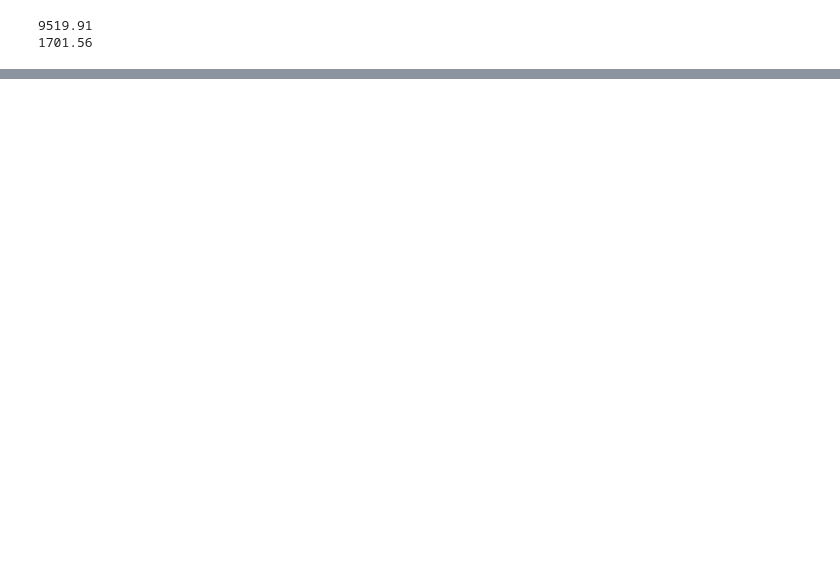
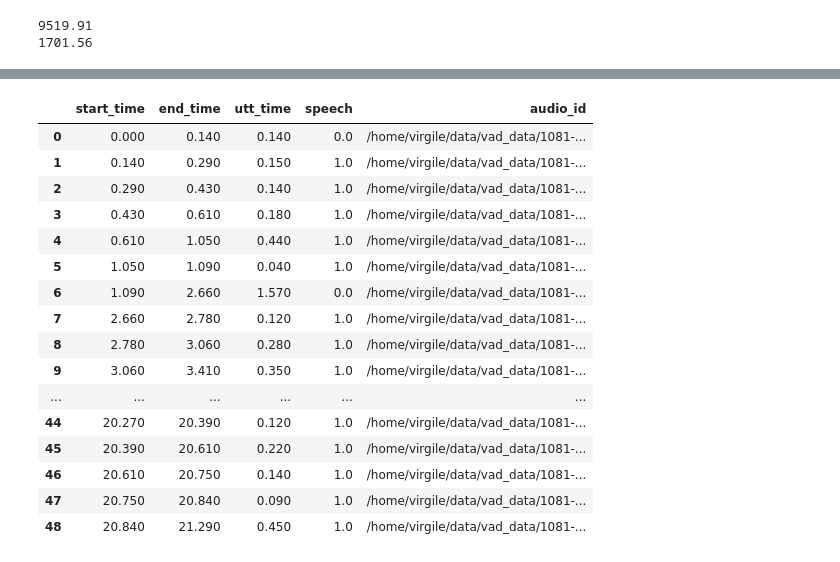
Before and after one commit to virgile-blg/VAD, a Jupyter notebook: notebooks/data_processing.ipynb, the cells around one changed output, grey strips where cells are left out. Drawn from its saved outputs; the diff is of its cells as text; code cells hidden in the pictures; blank space fills up the shorter version.

```diff
--- a/notebooks/data_processing.ipynb
+++ b/notebooks/data_processing.ipynb
@@ -148,0 +120,3 @@ speech_df.iloc[39645].audio_id
+# %%
+t = "/home/virgile/data/vad_data/19-198-0003.wav"
+signal, sr = librosa.load(t, sr=16000)
@@ -148,0 +133,24 @@ speech_df.iloc[39645].audio_id
+# %%
+def add_noise_to_track(audio_path):
+    # Load original signal
+    signal, sr = librosa.load(audio_path, sr=16000)
+    # get non-speech times
+    df = get_df_from_json(audio_path.replace('.wav', '.json'))
+    time_idx = sorted(random.choices(list(df[df.speech == 0].index), k=4))
+    # Add noises
+    noise_file_idx = 0
+    for idx in time_idx:
+        noise, sr = librosa.load(noise_files[noise_file_idx], sr=16000)
+        noise_len = len(noise)/sr
+        noise = noise - np.mean(noise)
+
+        time_sample = int(df.iloc[idx].start_time*sr)
+        signal = np.concatenate([signal[:time_sample], noise, signal[time_sample:]])
+        noise_file_idx += 1
+
+        # modify df
+        df.loc[df.index>idx, 'start_time'] += noise_len
+        df.loc[df.index==idx, 'utt_time'] += noise_len
+        df.loc[df.index>=idx, 'end_time'] += noise_len
+
+    return signal, df
@@ -148,0 +164,20 @@ speech_df.iloc[39645].audio_id
+# %%
+df
+# %% [output]
+|  | start_time | end_time | utt_time | speech | audio_id |
+| 0 | 0.000 | 0.140 | 0.140 | 0.0 | /home/virgile/data/vad_data/1081-... |
+| 1 | 0.140 | 0.290 | 0.150 | 1.0 | /home/virgile/data/vad_data/1081-... |
+| 2 | 0.290 | 0.430 | 0.140 | 1.0 | /home/virgile/data/vad_data/1081-... |
+| 3 | 0.430 | 0.610 | 0.180 | 1.0 | /home/virgile/data/vad_data/1081-... |
+| 4 | 0.610 | 1.050 | 0.440 | 1.0 | /home/virgile/data/vad_data/1081-... |
+| 5 | 1.050 | 1.090 | 0.040 | 1.0 | /home/virgile/data/vad_data/1081-... |
+| 6 | 1.090 | 2.660 | 1.570 | 0.0 | /home/virgile/data/vad_data/1081-... |
+| 7 | 2.660 | 2.780 | 0.120 | 1.0 | /home/virgile/data/vad_data/1081-... |
+| 8 | 2.780 | 3.060 | 0.280 | 1.0 | /home/virgile/data/vad_data/1081-... |
+| 9 | 3.060 | 3.410 | 0.350 | 1.0 | /home/virgile/data/vad_data/1081-... |
+| ... | ... | ... | ... | ... | ... |
+| 44 | 20.270 | 20.390 | 0.120 | 1.0 | /home/virgile/data/vad_data/1081-... |
+| 45 | 20.390 | 20.610 | 0.220 | 1.0 | /home/virgile/data/vad_data/1081-... |
+| 46 | 20.610 | 20.750 | 0.140 | 1.0 | /home/virgile/data/vad_data/1081-... |
+| 47 | 20.750 | 20.840 | 0.090 | 1.0 | /home/virgile/data/vad_data/1081-... |
+| 48 | 20.840 | 21.290 | 0.450 | 1.0 | /home/virgile/data/vad_data/1081-... |
```
Also changed, not shown: parts of 33 cells of this notebook, 8 other files.
